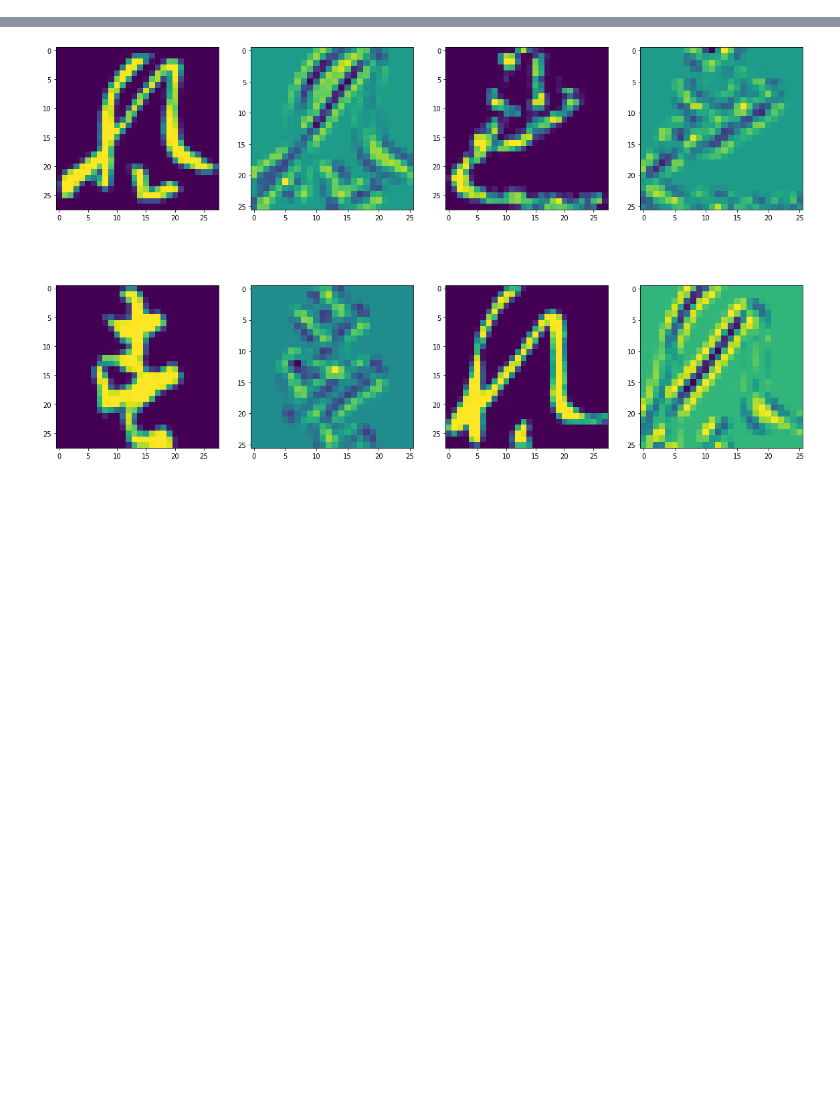
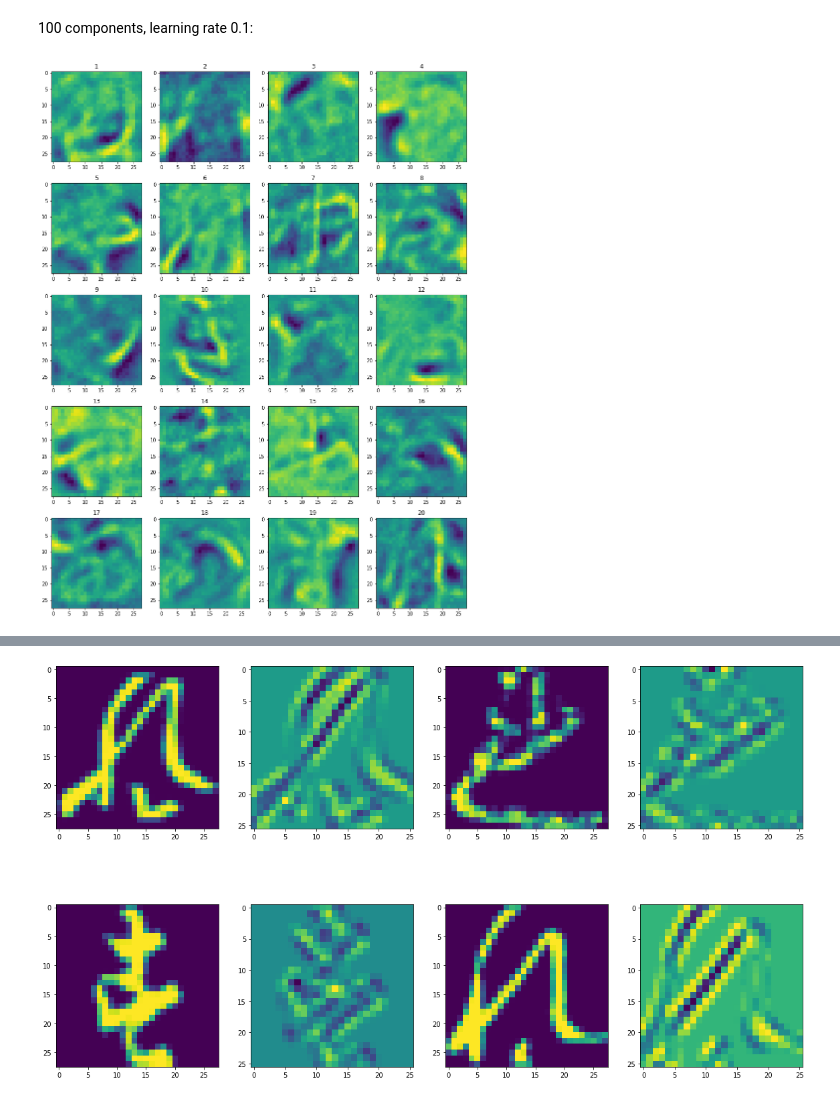
Before and after one commit to timcopelandoh/thinkful, a Jupyter notebook: Module 27 - Neural Networks/27.7 - Challenge.ipynb, the cells around one changed output, grey strips where cells are left out. Saved outputs shown, nothing was run; the diff lists cells and outputs as text; code cells hidden in the pictures; blank space fills up the shorter version.

```diff
--- a/Module 27 - Neural Networks/27.7 - Challenge.ipynb
+++ b/Module 27 - Neural Networks/27.7 - Challenge.ipynb
@@ -111,0 +72,15 @@ plt.show()
+# %% [markdown]
+100 components, learning rate 0.1:
+# %%
+rbm = BernoulliRBM(n_components=100, learning_rate=.1, n_iter=20)
+
+plt.figure(figsize=(15,20))
+
+for i in range(20):
+    plt.subplot(5,4,i+1)
+    plt.title(str(i+1))
+    plt.imshow(rbm.components_[i].reshape(28,28))
+
+plt.show()
+# %% [output]
+[figure, added]
```
Also changed, not shown: parts of 20 cells of this notebook, 4 other files.
